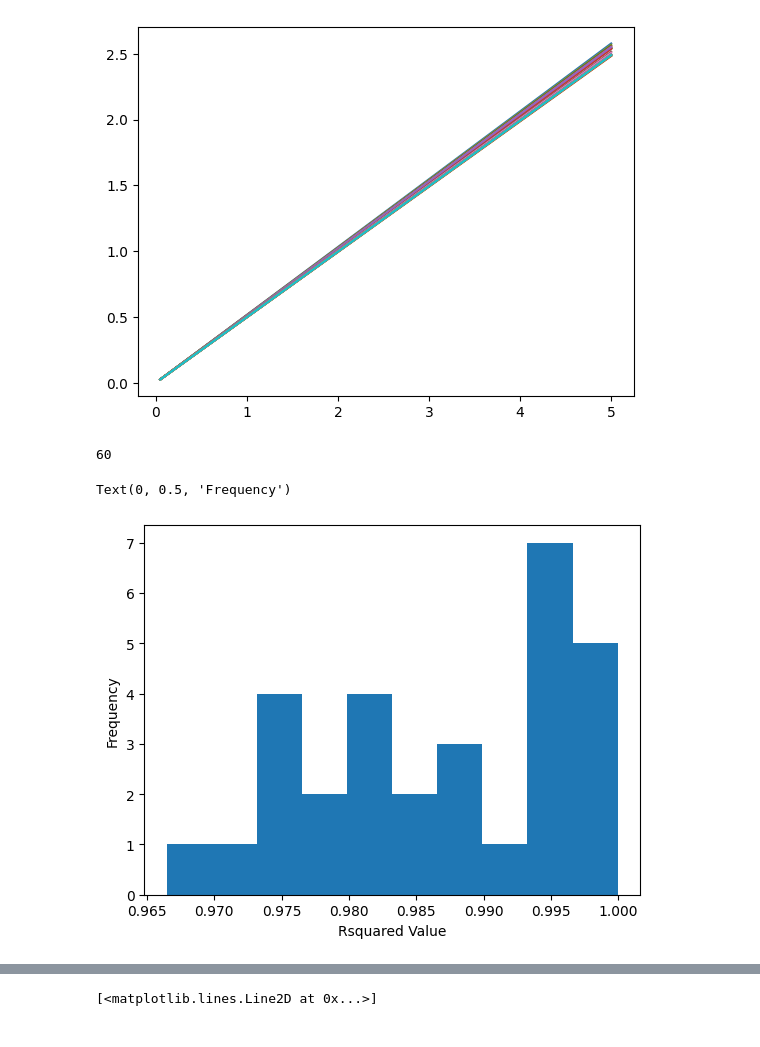
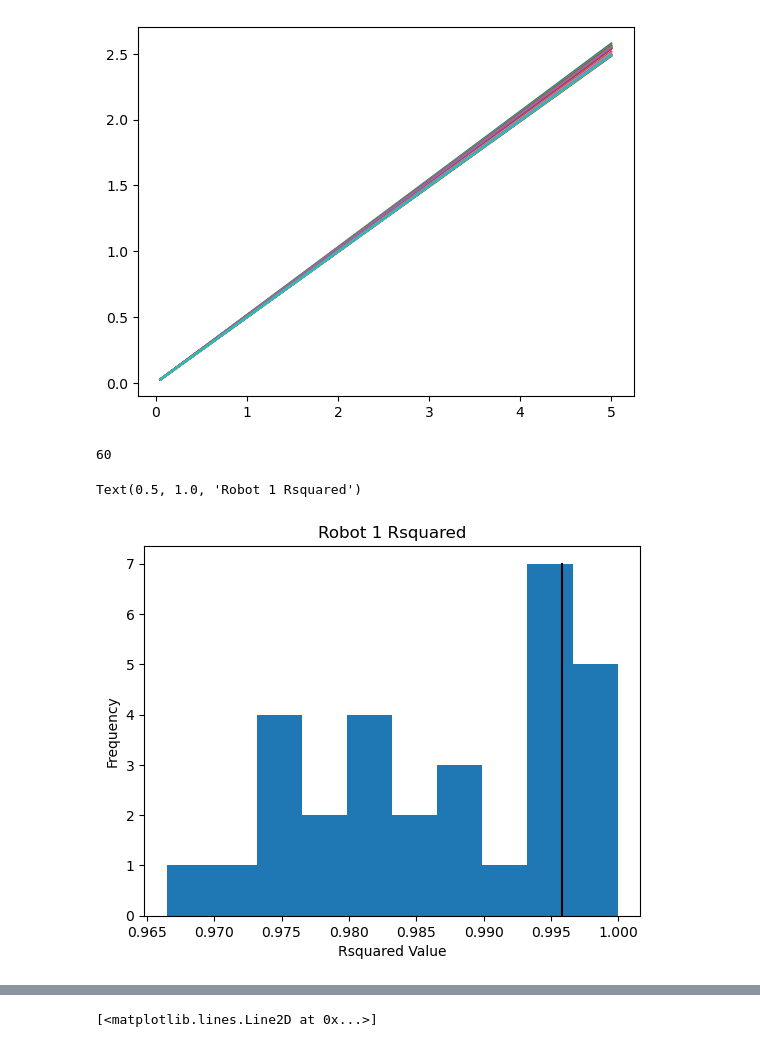
Before and after one commit to jeremiah-theisenschool/belhavencs, a Jupyter notebook: csc311/robot-analysis.ipynb, the cells around one changed output, grey strips where cells are left out. Saved outputs shown, nothing was run; the diff lists cells and outputs as text; code cells hidden in the pictures.

```diff
--- a/csc311/robot-analysis.ipynb
+++ b/csc311/robot-analysis.ipynb
@@ -402,6 +404,9 @@ model = LinearRegression(fit_intercept=True)
 r1model = model.fit(np.reshape(r1trimmedtimes, (-1, 1)),  np.reshape(r1trimmedpositions, (-1, 1)))
 
 r1Y = r1model.predict(np.reshape(r1trimmedtimes, (-1, 1)))
+r1Ycoef = r1model.coef_[0][0]
+r1Yrsquared = sklearn.metrics.r2_score(r1trimmedpositions, r1Y)
+
 print(r1model.coef_)
 
 plt.scatter(r1trimmedtimes, r1trimmedpositions, c='g', marker='s', s=4)
@@ -475,10 +480,22 @@ for i in range(30):
 r2model1 = model.fit(np.reshape(r2trimmedtimestest1, (-1, 1)),  np.reshape(r2trimmedpositionstest1, (-1, 1)))
 
 r2Y1 = r2model1.predict(np.reshape(r2trimmedtimestest1, (-1, 1)))
+r2y1coef = r2model1.coef_[0][0]
+r2y1rsquared = sklearn.metrics.r2_score(np.reshape(r2trimmedpositionstest1, (-1, 1)), r2Y1)
 
 r2model2 = model.fit(np.reshape(r2trimmedtimestest2, (-1, 1)),  np.reshape(r2trimmedpositionstest2, (-1, 1)))
 
 r2Y2 = r2model2.predict(np.reshape(r2trimmedtimestest2, (-1, 1)))
+r2y2coef = r2model2.coef_[0][0]
+r2y2rsquared = sklearn.metrics.r2_score(np.reshape(r2trimmedpositionstest2, (-1, 1)), r2Y2)
+
+r2trimmedpositions = r2trimmedpositionstest1 + r2trimmedpositionstest2
+
+r2modeltotal = model.fit(np.reshape(r1trimmedtimes, (-1, 1)),  np.reshape(r2trimmedpositions, (-1, 1)))
+
+r2Y = r2modeltotal.predict(np.reshape(r1trimmedtimes, (-1, 1)))
+r2Ycoef = r2modeltotal.coef_[0][0]
+r2Yrsquared = sklearn.metrics.r2_score(np.reshape(r2trimmedpositions, (-1, 1)), r2Y)
 
 r2lines1 = []
 for i in range(15):
@@ -500,32 +517,34 @@ r2lines1nointercept = []
 r2coefs = []
 r2rsquared = []
 for i in range(15):
     x = np.reshape(list(r2trimmed[i]['Latest: Time (s)']), (-1, 1))
     y = np.reshape(list(r2trimmed[i]['Latest: Position (m)']), (-1, 1))
     m = LinearRegression(fit_intercept=True).fit(x, y)
     c = float(m.coef_[0][0])
     l = makeline(c)
     r2lines1nointercept.append(l)
     r2coefs.append(c)
     r2rsquared.append(sklearn.metrics.r2_score(y, l[9 : 80]))
 
 r2lines2nointercept = []
 for i in range(15):
     x = np.reshape(list(r2trimmed[i + 15]['Latest: Time (s)']), (-1, 1))
     y = np.reshape(list(r2trimmed[i + 15]['Latest: Position (m)']), (-1, 1))
     m = LinearRegression(fit_intercept=True).fit(x, y)
     c = float(m.coef_[0][0])
     l = makeline(c)
     r2lines2nointercept.append(l)
     r2coefs.append(c)
     r2rsquared.append(sklearn.metrics.r2_score(y, l[9 : 80]))
 
 allrsquared = r1rsquared + r2rsquared
 print(len(allrsquared))
 plt.hist(r1rsquared)
+plt.plot((r1Yrsquared, r1Yrsquared), (0, 7), 'black')
 plt.xlabel('Rsquared Value')
 plt.ylabel('Frequency')
+plt.title('Robot 1 Rsquared')
 # %% [output]
 60
-Text(0, 0.5, 'Frequency')
+Text(0.5, 1.0, 'Robot 1 Rsquared')
-[figure, old version]
+[figure, new version]
```
Also changed, not shown: parts of 33 cells of this notebook.
